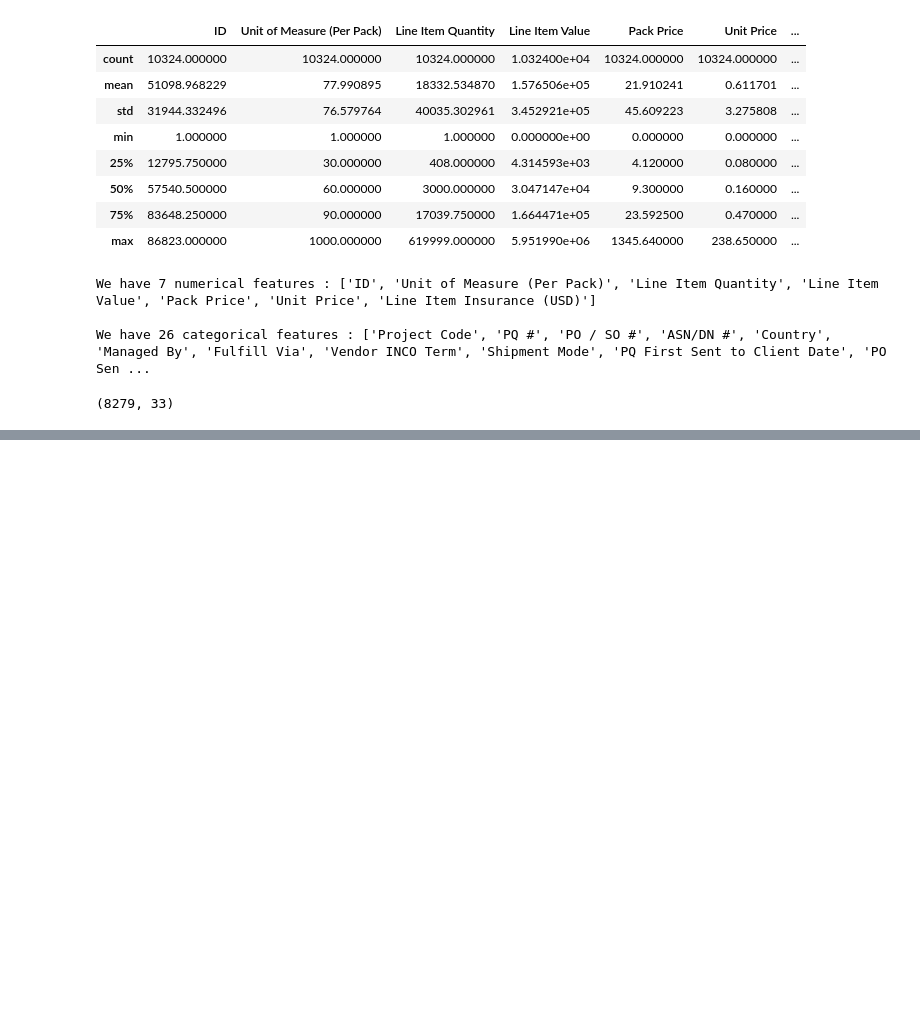
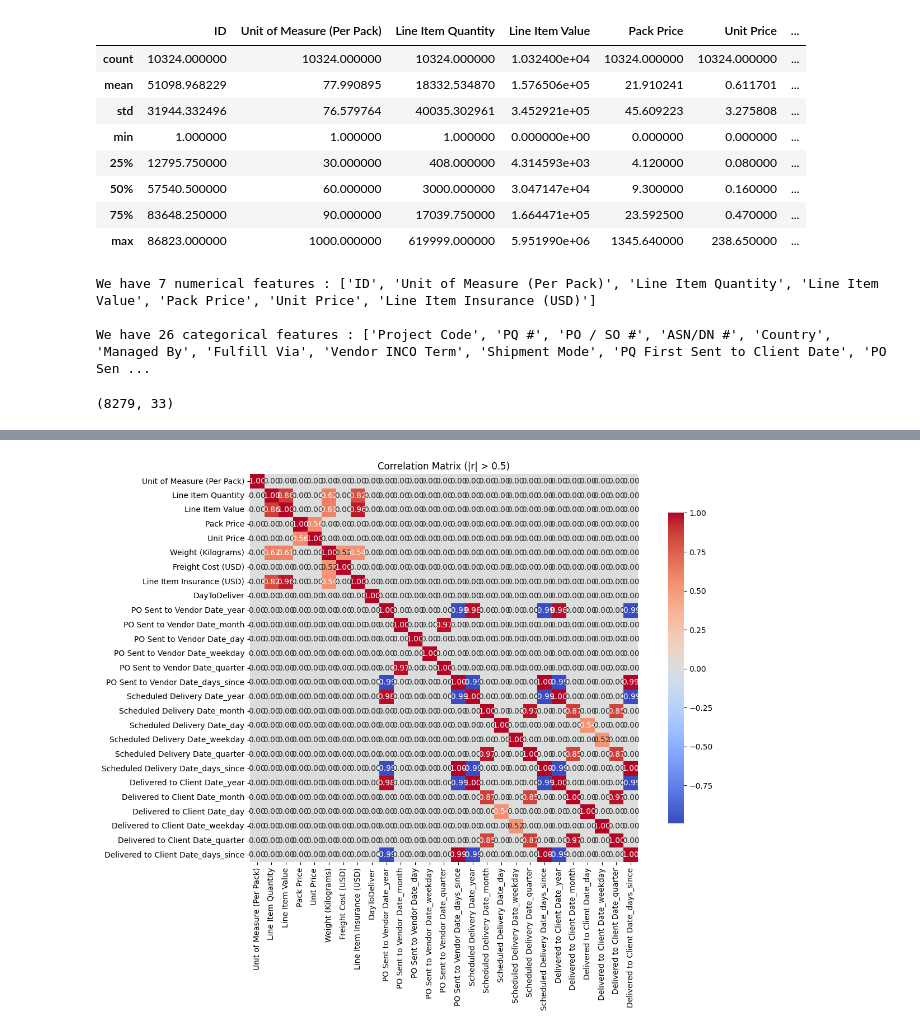
Before and after one commit to adarsh-gowda/scm_project, a Jupyter notebook: notebook/scm.ipynb, the cells around one changed output, grey strips where cells are left out. Drawn from its saved outputs; the diff is of its cells as text; code cells hidden in the pictures; blank space fills up the shorter version.

```diff
--- a/notebook/scm.ipynb
+++ b/notebook/scm.ipynb
@@ -125,0 +220,44 @@ df['Line Item Insurance (USD)'].fillna(df['Line Item Insurance (USD)'].mean(), i
+# %%
+df['DayToDeliver'] = df.apply(lambda row: relativedelta(row['Delivery Recorded Date'], row['Scheduled Delivery Date']).days, axis=1)
+# %%
+date_cols = [
+    'Scheduled Delivery Date',
+    'Delivered to Client Date'
+]
+# %%
+# Convert all to datetime
+for col in date_cols:
+    df[col] = pd.to_datetime(df[col], errors='coerce')
+# %%
+for col in date_cols:
+    df[f"{col}_year"] = df[col].dt.year
+    df[f"{col}_month"] = df[col].dt.month
+    df[f"{col}_day"] = df[col].dt.day
+    df[f"{col}_weekday"] = df[col].dt.weekday
+    df[f"{col}_is_weekend"] = df[f"{col}_weekday"] >= 5
+    df[f"{col}_quarter"] = df[col].dt.quarter
+    df[f"{col}_weekofyear"] = df[col].dt.isocalendar().week
+    df[f"{col}_days_since"] = (pd.Timestamp.now() - df[col]).dt.days
+# %%
+# Set a threshold (e.g., absolute correlation > 0.5)
+target = 'Freight Cost (USD)'
+threshold = 0.5
+
+# Get numeric columns
+numerical_columns = df.select_dtypes(include=['float', 'int']).columns
+numerical_df = df[numerical_columns]
+
+# Compute correlation matrix
+correlation_matrix = numerical_df.corr()
+
+# Apply threshold: mask values below abs(threshold)
+filtered_corr = correlation_matrix.copy()
+filtered_corr[(filtered_corr.abs() < threshold)] = 0
+
+# Plot heatmap
+plt.figure(figsize=(14, 9))
+sns.heatmap(filtered_corr, annot=True, fmt=".2f", vmax=1.0, square=True, cmap="coolwarm", cbar_kws={"shrink": .8})
+plt.title(f"Correlation Matrix (|r| > {threshold})")
+plt.show()
+# %% [output]
+[figure, added]
```
Also changed, not shown: parts of 31 cells of this notebook.
